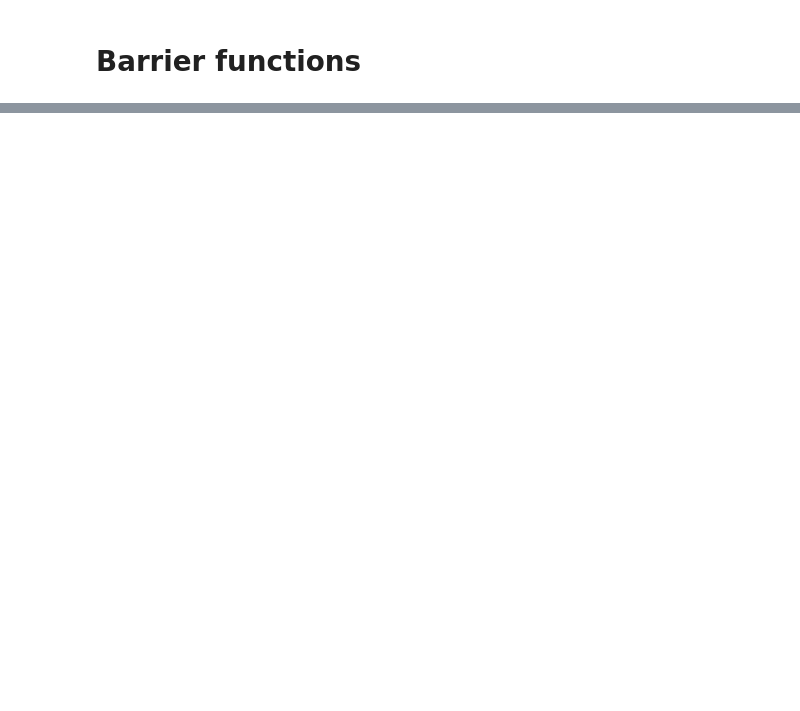
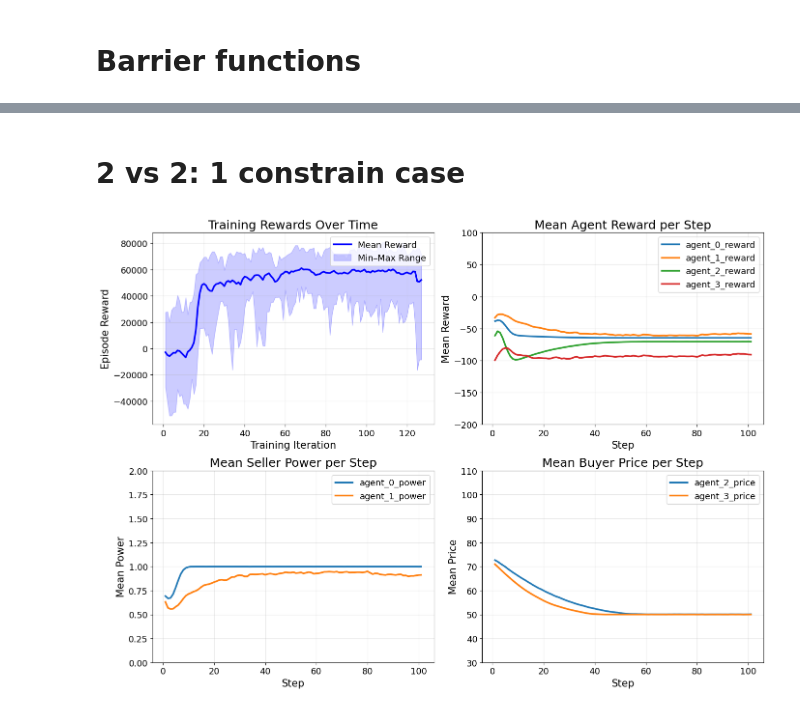
Before and after one commit to juanbmedina/marlgrid, a Jupyter notebook: p2p_energy_env/base_env/data_analysis.ipynb, the cells around one changed output, grey strips where cells are left out. Cells and saved outputs as stored; diff of their text form; code cells hidden in the pictures; blank space fills up the shorter version.

```diff
--- a/p2p_energy_env/base_env/data_analysis.ipynb
+++ b/p2p_energy_env/base_env/data_analysis.ipynb
@@ -122,0 +196,8 @@ plot_reward(path)
+# %% [markdown]
+# 2 vs 2: 1 constrain case
+# %%
+training_path = "../trained_policies/maa2c_lstm_P2PEnergyEnv/2C_2B_1cons_2025-10-28_13-57-54/progress.csv"
+eval_path = "evaluated_policies/maa2c_lstm_P2PEnergyEnv/2C_2B_1cons_2025-10-28_16-01-25/market_log.csv"
+full_analysis_plot(training_path, eval_path)
+# %% [output]
+[figure, added]
```
Also changed, not shown: parts of 27 cells of this notebook, 24 other files.
